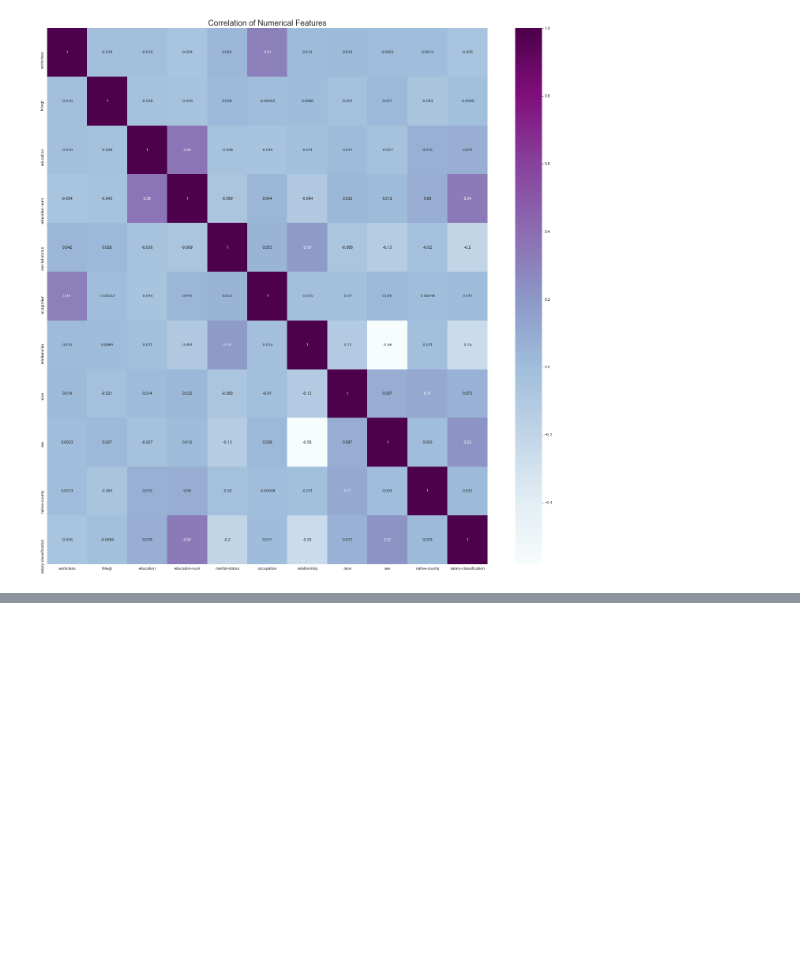
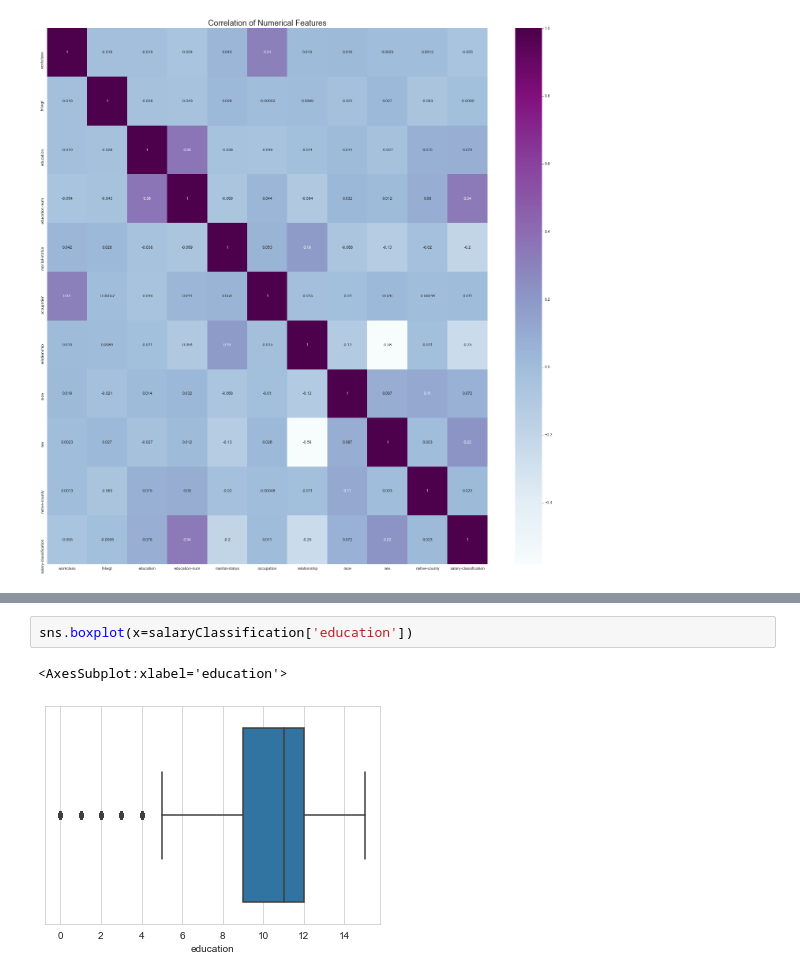
Before and after one commit to mariajbp/AEC, a Jupyter notebook: dataprep.ipynb, the cells around one changed output, grey strips where cells are left out. Drawn from its saved outputs; the diff is of its cells as text; blank space fills up the shorter version.

```diff
--- a/dataprep.ipynb
+++ b/dataprep.ipynb
@@ -289,0 +284,5 @@ plt.show()
+# %%
+sns.boxplot(x=salaryClassification['education'])
+# %% [output]
+<AxesSubplot:xlabel='education'>
+[figure, added]
```
Also changed, not shown: parts of 27 cells of this notebook, 1 other file.
